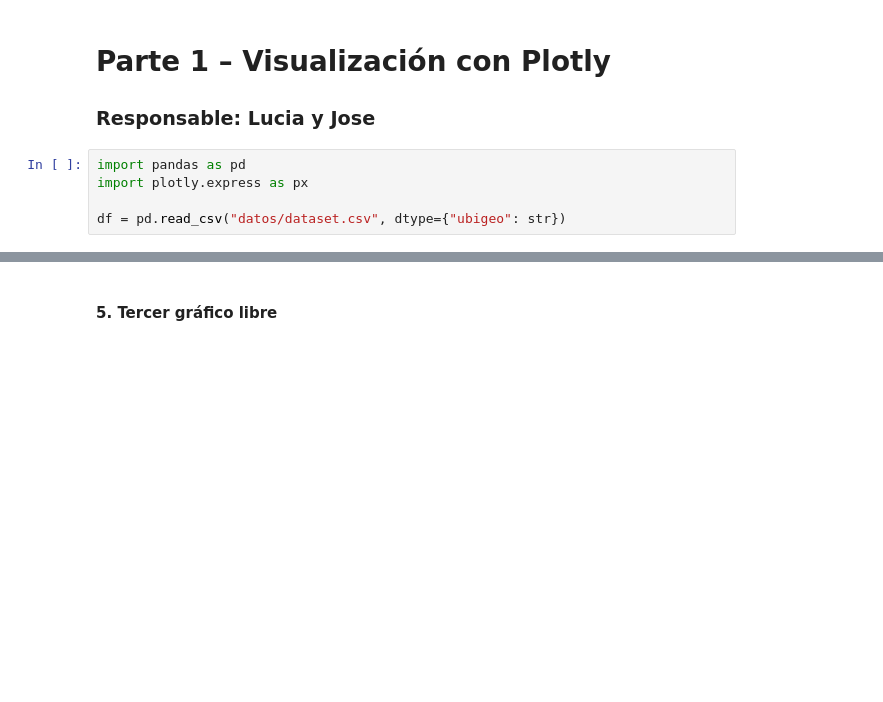
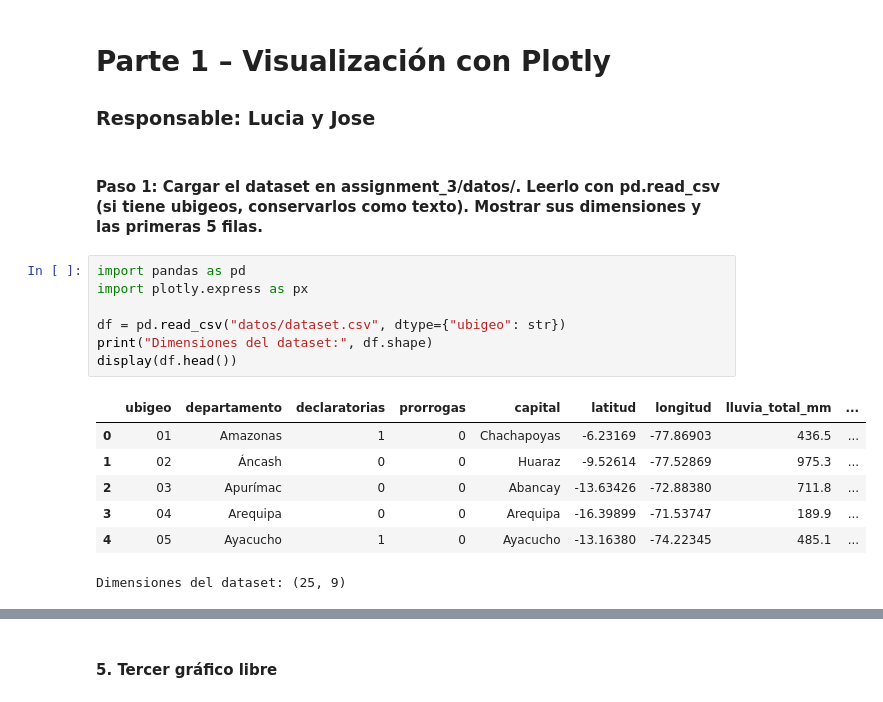
Before and after one commit to bocchienjoyer/grupo13_python_basico, a Jupyter notebook: assignment_3/visualizacion.ipynb, the cells around one changed output, grey strips where cells are left out. Drawn from its saved outputs; the diff is of its cells as text; blank space fills up the shorter version.

```diff
--- a/assignment_3/visualizacion.ipynb
+++ b/assignment_3/visualizacion.ipynb
@@ -2,8 +2,20 @@
 # **Parte 1 – Visualización con Plotly**
 
 ### Responsable: Lucia y Jose
+# %% [markdown]
+#### Paso 1: Cargar el dataset en assignment_3/datos/. Leerlo con pd.read_csv (si tiene ubigeos, conservarlos como texto). Mostrar sus dimensiones y las primeras 5 filas.
 # %%
 import pandas as pd
 import plotly.express as px
 
 df = pd.read_csv("datos/dataset.csv", dtype={"ubigeo": str})
+print("Dimensiones del dataset:", df.shape)
+display(df.head())
+# %% [output]
+|  | ubigeo | departamento | declaratorias | prorrogas | capital | latitud | longitud | lluvia_total_mm | ... |
+| 0 | 01 | Amazonas | 1 | 0 | Chachapoyas | -6.23169 | -77.86903 | 436.5 | ... |
+| 1 | 02 | Áncash | 0 | 0 | Huaraz | -9.52614 | -77.52869 | 975.3 | ... |
+| 2 | 03 | Apurímac | 0 | 0 | Abancay | -13.63426 | -72.88380 | 711.8 | ... |
+| 3 | 04 | Arequipa | 0 | 0 | Arequipa | -16.39899 | -71.53747 | 189.9 | ... |
+| 4 | 05 | Ayacucho | 1 | 0 | Ayacucho | -13.16380 | -74.22345 | 485.1 | ... |
+Dimensiones del dataset: (25, 9)
```
Also changed, not shown: parts of 6 cells of this notebook.
